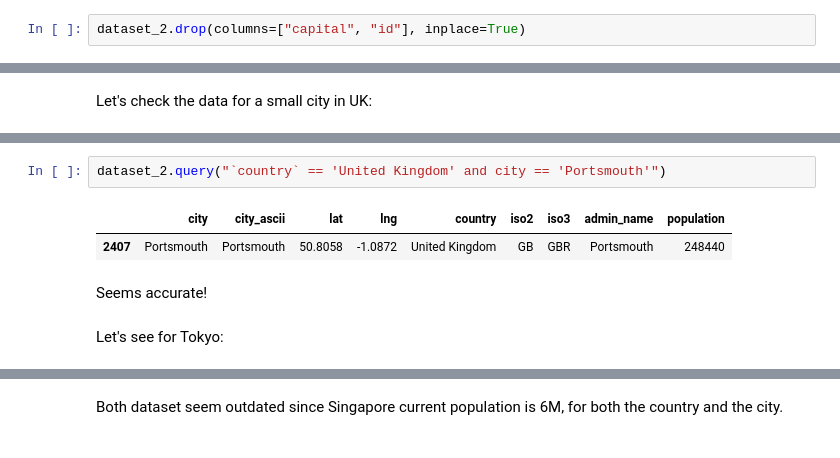
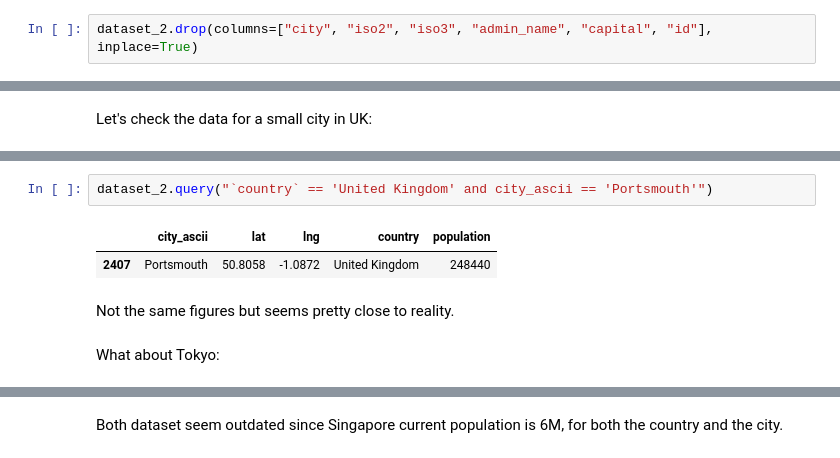
Before and after one commit to Jonas1312/cities-with-nice-weather, a Jupyter notebook: README.ipynb, the cells around one changed output, grey strips where cells are left out. Drawn from its saved outputs; the diff is of its cells as text.

```diff
--- a/README.ipynb
+++ b/README.ipynb
@@ -80,2 +106,2 @@ dataset_2.head()
 # %%
-dataset_2.drop(columns=["capital", "id"], inplace=True)
+dataset_2.drop(columns=["city", "iso2", "iso3", "admin_name", "capital", "id"], inplace=True)
@@ -96,10 +126,10 @@ dataset_1.query("`Country Code` == 'GB' and Name == 'Portsmouth'")
 # %%
-dataset_2.query("`country` == 'United Kingdom' and city == 'Portsmouth'")
+dataset_2.query("`country` == 'United Kingdom' and city_ascii == 'Portsmouth'")
 # %% [output]
-|  | city | city_ascii | lat | lng | country | iso2 | iso3 | admin_name | population |
-| 2407 | Portsmouth | Portsmouth | 50.8058 | -1.0872 | United Kingdom | GB | GBR | Portsmouth | 248440 |
+|  | city_ascii | lat | lng | country | population |
+| 2407 | Portsmouth | 50.8058 | -1.0872 | United Kingdom | 248440 |
 # %% [markdown]
-Seems accurate!
+Not the same figures but seems pretty close to reality.
 # %% [markdown]
-Let's see for Tokyo:
+What about Tokyo:
 # %%
```
Also changed, not shown: parts of 66 cells of this notebook.
